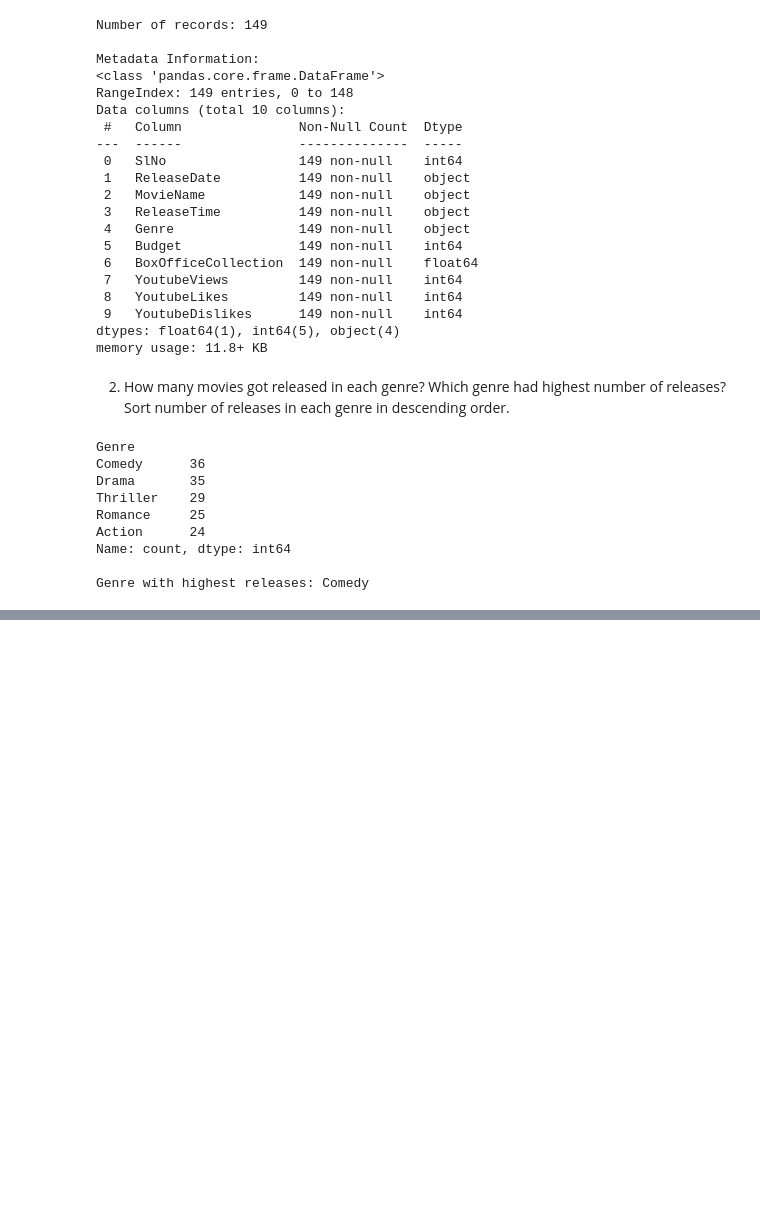
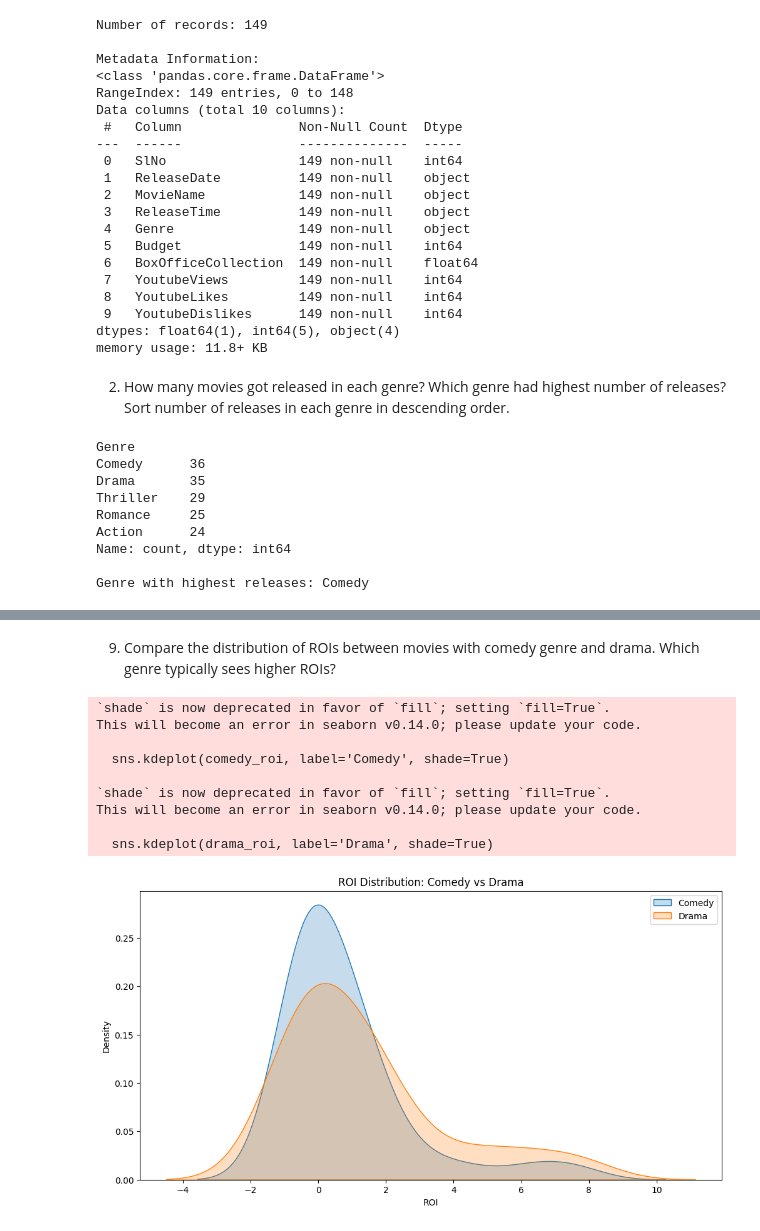
Before and after one commit to MehrabHussain47/Problem-Solving, a Jupyter notebook: _16.ipynb, the cells around one changed output, grey strips where cells are left out. Drawn from its saved outputs; the diff is of its cells as text; code cells hidden in the pictures; blank space fills up the shorter version.

```diff
--- a/_16.ipynb
+++ b/_16.ipynb
@@ -98,0 +202,23 @@ Genre with highest releases: Comedy
+# %% [markdown]
+9. Compare the distribution of ROIs between movies with comedy genre and drama. Which genre typically sees higher ROIs?
+# %%
+comedy_roi = df[df['Genre'] == 'Comedy']['ROI']
+drama_roi = df[df['Genre'] == 'Drama']['ROI']
+
+plt.figure(figsize=(12, 6))
+sns.kdeplot(comedy_roi, label='Comedy', shade=True)
+sns.kdeplot(drama_roi, label='Drama', shade=True)
+plt.legend()
+plt.title("ROI Distribution: Comedy vs Drama")
+plt.show()
+# %% [output]
+`shade` is now deprecated in favor of `fill`; setting `fill=True`.
+This will become an error in seaborn v0.14.0; please update your code.
+
+  sns.kdeplot(comedy_roi, label='Comedy', shade=True)
+
+`shade` is now deprecated in favor of `fill`; setting `fill=True`.
+This will become an error in seaborn v0.14.0; please update your code.
+
+  sns.kdeplot(drama_roi, label='Drama', shade=True)
+[figure, added]
```
Also changed, not shown: parts of 16 cells of this notebook.
